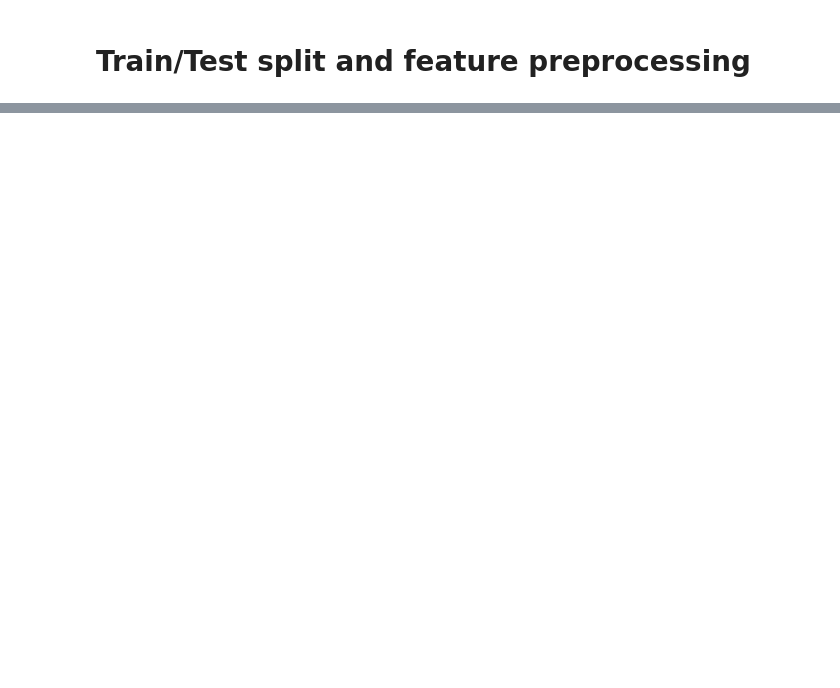
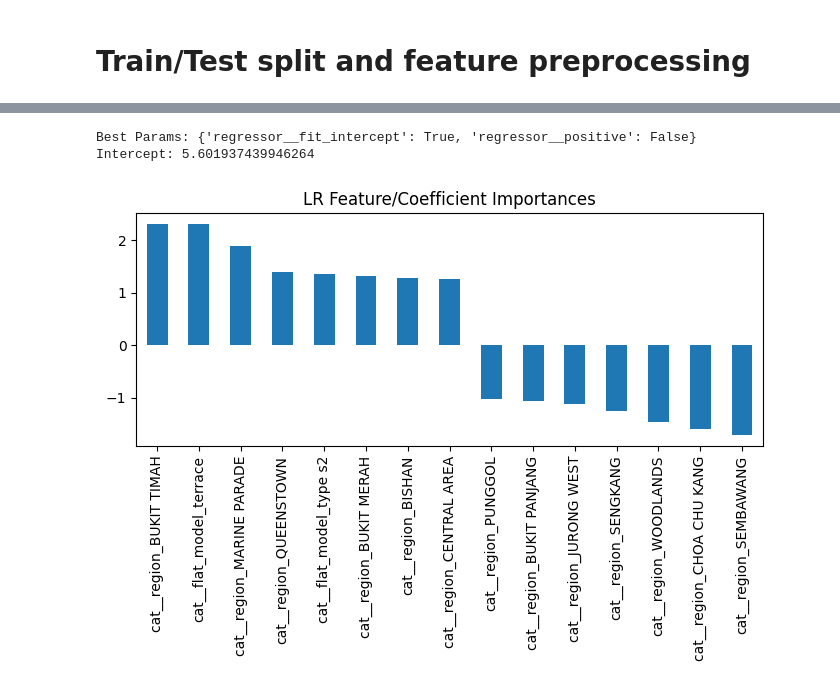
Before and after one commit to featherineaugustus/HDB-EDA, a Jupyter notebook: main.ipynb, the cells around one changed output, grey strips where cells are left out. Cells and saved outputs as stored; diff of their text form; code cells hidden in the pictures; blank space fills up the shorter version.

```diff
--- a/main.ipynb
+++ b/main.ipynb
@@ -539,0 +396,28 @@ plt.show()
+# %%
+# Feature importance
+best_model = regressor.best_estimator_  # pipeline object
+linear = best_model.named_steps['regressor']  # access the LinearRegression step
+
+coefs = linear.coef_
+intercept = linear.intercept_
+
+print("Best Params:", regressor.best_params_)
+print("Intercept:", intercept)
+
+# Get feature names via fitting the preprocessor
+preprocessor.fit(X_train)
+transformed_columns = preprocessor.get_feature_names_out()
+
+feat_imp = pd.Series(coefs, index=transformed_columns).sort_values(ascending=False)
+
+threshold = 1
+feat_imp = feat_imp[feat_imp.abs() > threshold]
+feat_imp.plot(kind='bar', figsize=(7, 5))
+plt.title("LR Feature/Coefficient Importances")
+plt.tight_layout()
+plt.savefig('results/lr_feature_importance.png')
+plt.show()
+# %% [output]
+Best Params: {'regressor__fit_intercept': True, 'regressor__positive': False}
+Intercept: 5.601937439946264
+[figure, added]
```
Also changed, not shown: parts of 20 cells of this notebook, 13 other files.
